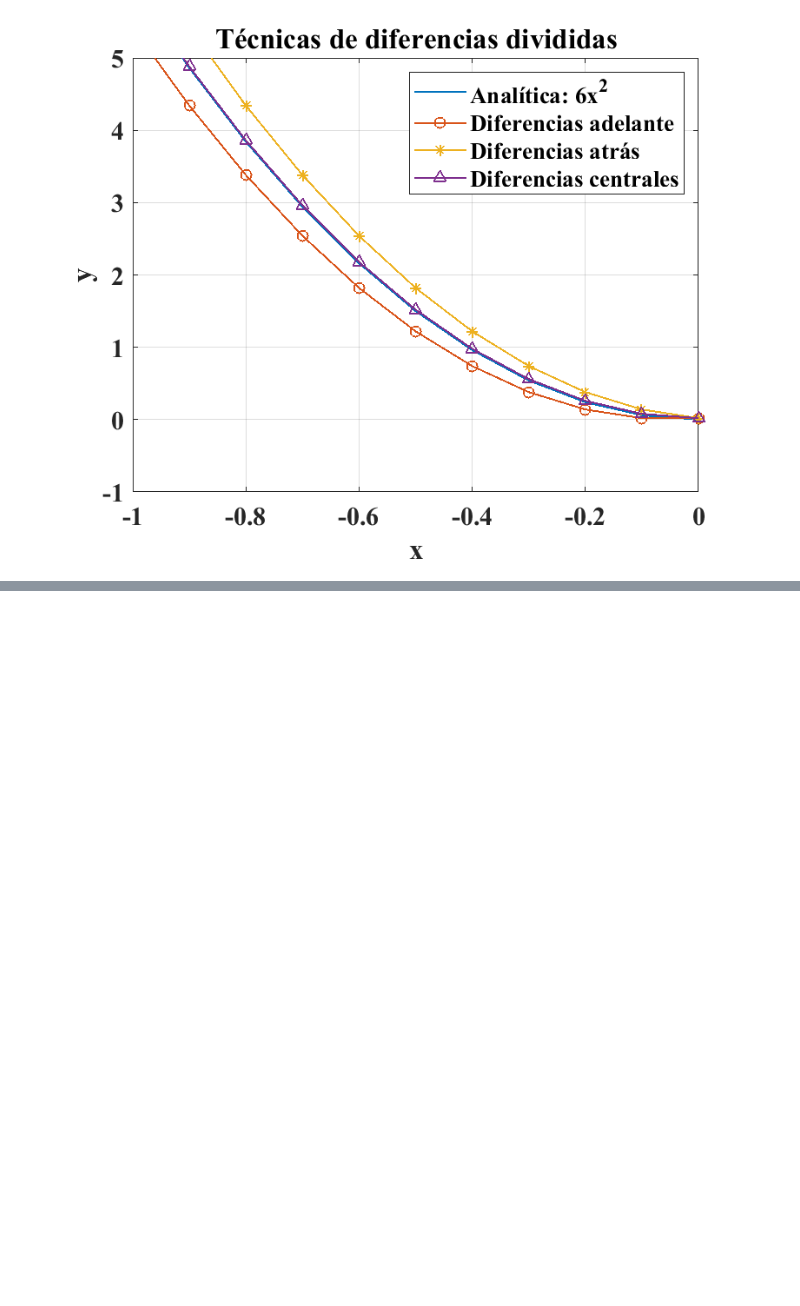
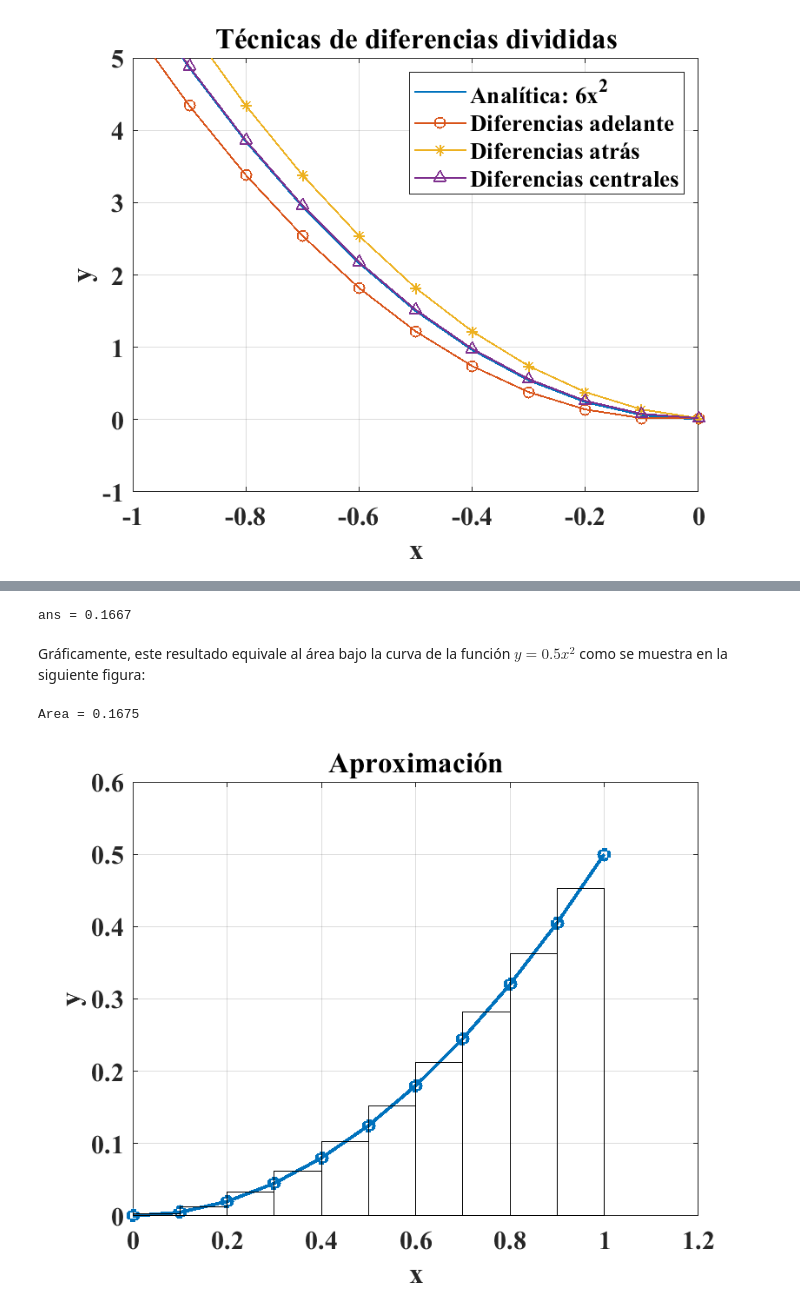
Before and after one commit to LuisGerardo2204/Practicas-de-MATLAB, a Jupyter notebook: _sources/Practica12.ipynb, the cells around one changed output, grey strips where cells are left out. Drawn from its saved outputs; the diff is of its cells as text; code cells hidden in the pictures; blank space fills up the shorter version.

```diff
--- a/_sources/Practica12.ipynb
+++ b/_sources/Practica12.ipynb
@@ -426,0 +526,31 @@ set(gca,'fontname','Times New Roman','FontWeight','Bold');
+# %%
+0.5/3
+# %% [output]
+ans = 0.1667
+# %% [markdown]
+Gráficamente, este resultado equivale al área bajo la curva de la función $y=0.5x^2$ como se muestra en la siguiente figura:
+# %%
+clear
+close all
+clc
+
+x=[0:0.1:1];
+y=0.5*x.^2;
+
+promedio_y=y(1:10)+diff(y)./2; %Aproximación trapezoidal
+Area=sum(diff(x).*promedio_y)%Cálculo del área bajo la curva
+figure
+plot(x,y,'o-','LineWidth',2)
+hold on
+b=bar(x(1:10),promedio_y,'histc');
+b.FaceColor='none';
+axis([0,1.2,0,0.6])
+title("Aproximación")
+xlabel("x")
+ylabel("y")
+grid
+set(gca,'fontsize',15);
+set(gca,'fontname','Times New Roman','FontWeight','Bold');
+# %% [output]
+Area = 0.1675
+[figure, added]
```
Also changed, not shown: parts of 20 cells of this notebook, 35 other files.
